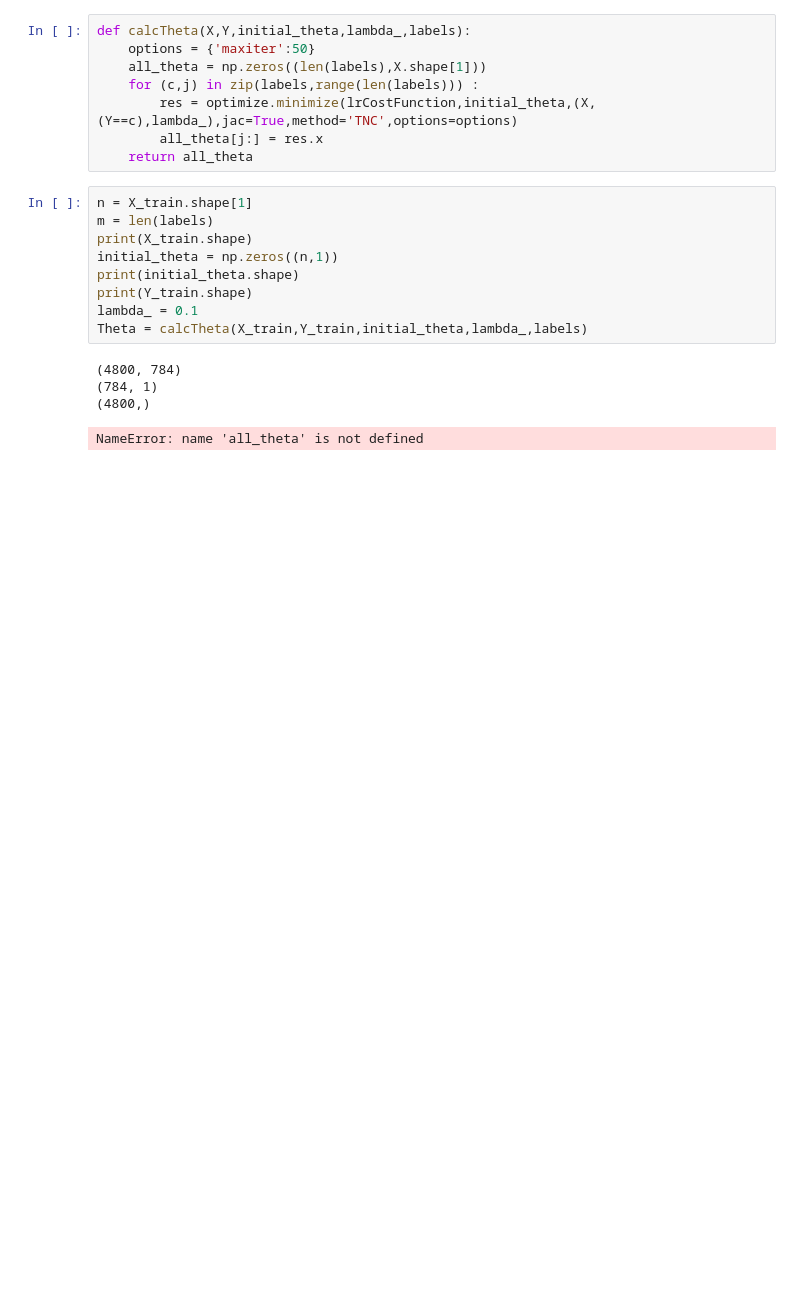
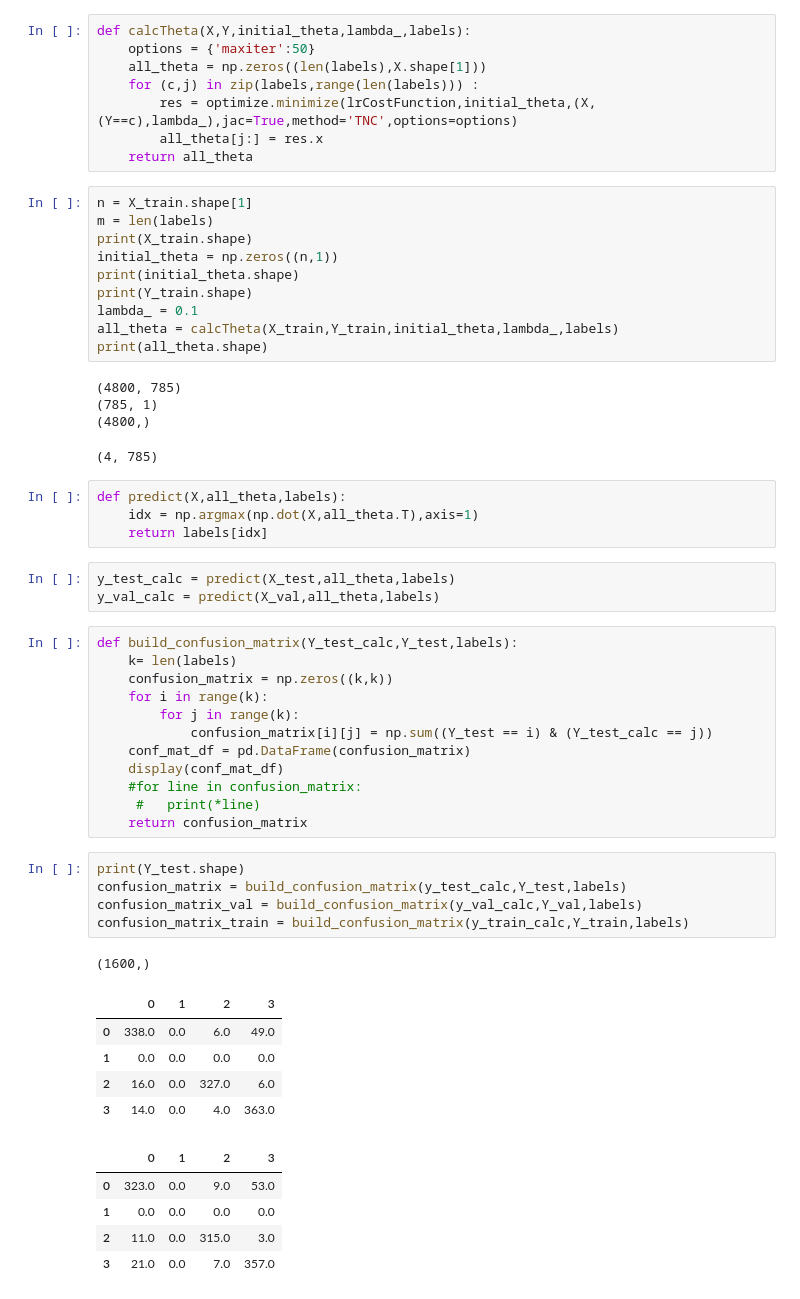
Before and after one commit to iamdeepti/MIDAS, a Jupyter notebook: cv_problem/Untitled.ipynb, the cells around one changed output. Drawn from its saved outputs; the diff is of its cells as text; blank space fills up the shorter version.

Commit message:
add predict function and build confusin matrix

```diff
--- a/cv_problem/Untitled.ipynb
+++ b/cv_problem/Untitled.ipynb
@@ -124,9 +124,46 @@ initial_theta = np.zeros((n,1))
 print(initial_theta.shape)
 print(Y_train.shape)
 lambda_ = 0.1
-Theta = calcTheta(X_train,Y_train,initial_theta,lambda_,labels)
+all_theta = calcTheta(X_train,Y_train,initial_theta,lambda_,labels)
+print(all_theta.shape)
 # %% [output]
-(4800, 784)
-(784, 1)
+(4800, 785)
+(785, 1)
 (4800,)
-NameError: name 'all_theta' is not defined
+(4, 785)
+# %%
+def predict(X,all_theta,labels):
+    idx = np.argmax(np.dot(X,all_theta.T),axis=1)
+    return labels[idx]
+# %%
+y_test_calc = predict(X_test,all_theta,labels)
+y_val_calc = predict(X_val,all_theta,labels)
+# %%
+def build_confusion_matrix(Y_test_calc,Y_test,labels):
+    k= len(labels)
+    confusion_matrix = np.zeros((k,k))
+    for i in range(k):
+        for j in range(k):
+            confusion_matrix[i][j] = np.sum((Y_test == i) & (Y_test_calc == j))
+    conf_mat_df = pd.DataFrame(confusion_matrix)
+    display(conf_mat_df)
+    #for line in confusion_matrix:
+     #   print(*line)
+    return confusion_matrix
+# %%
+print(Y_test.shape)
+confusion_matrix = build_confusion_matrix(y_test_calc,Y_test,labels)
+confusion_matrix_val = build_confusion_matrix(y_val_calc,Y_val,labels)
+confusion_matrix_train = build_confusion_matrix(y_train_calc,Y_train,labels)
+# %% [output]
+(1600,)
+|  | 0 | 1 | 2 | 3 |
+| 0 | 338.0 | 0.0 | 6.0 | 49.0 |
+| 1 | 0.0 | 0.0 | 0.0 | 0.0 |
+| 2 | 16.0 | 0.0 | 327.0 | 6.0 |
+| 3 | 14.0 | 0.0 | 4.0 | 363.0 |
+|  | 0 | 1 | 2 | 3 |
+| 0 | 323.0 | 0.0 | 9.0 | 53.0 |
+| 1 | 0.0 | 0.0 | 0.0 | 0.0 |
+| 2 | 11.0 | 0.0 | 315.0 | 3.0 |
+| 3 | 21.0 | 0.0 | 7.0 | 357.0 |
```
Also changed, not shown: parts of 4 cells of this notebook.
